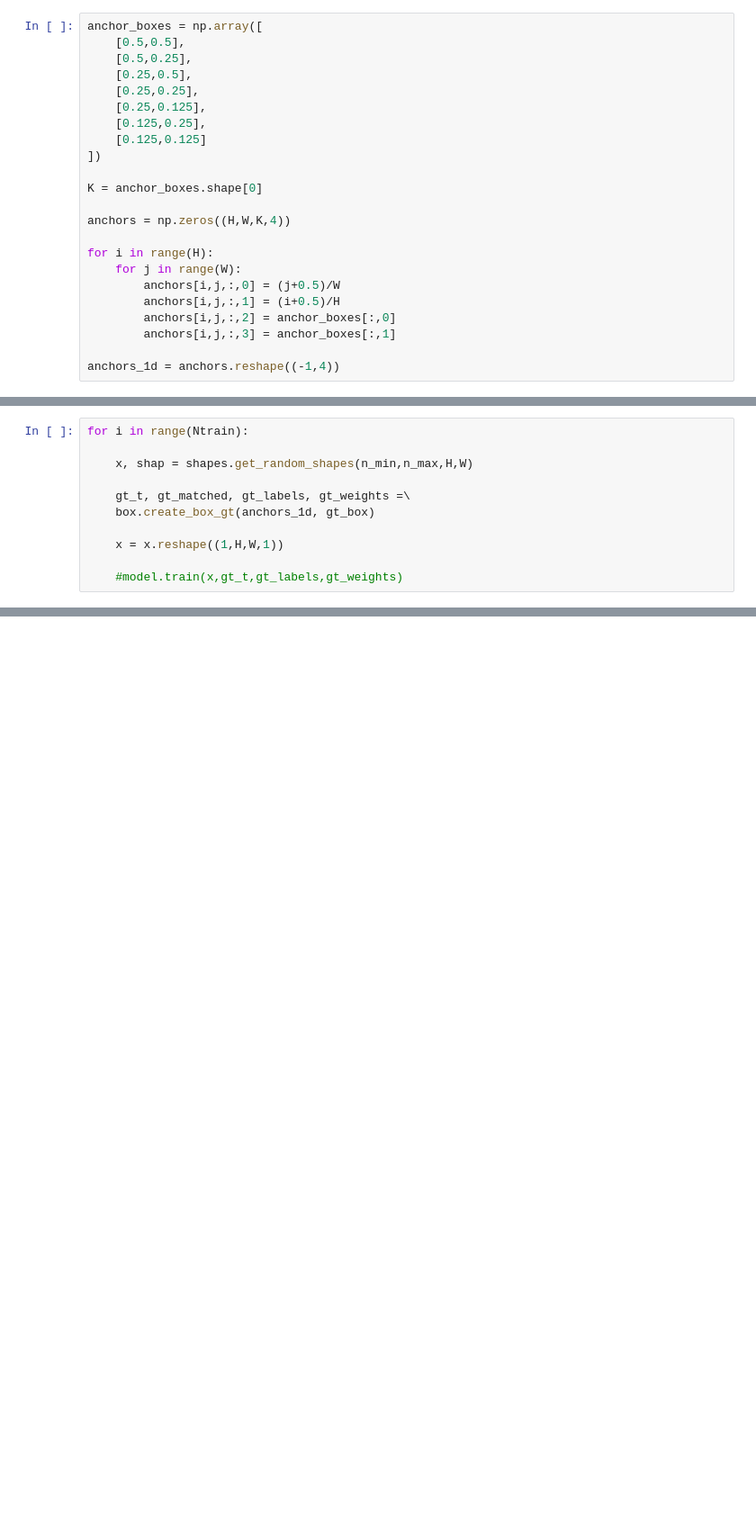
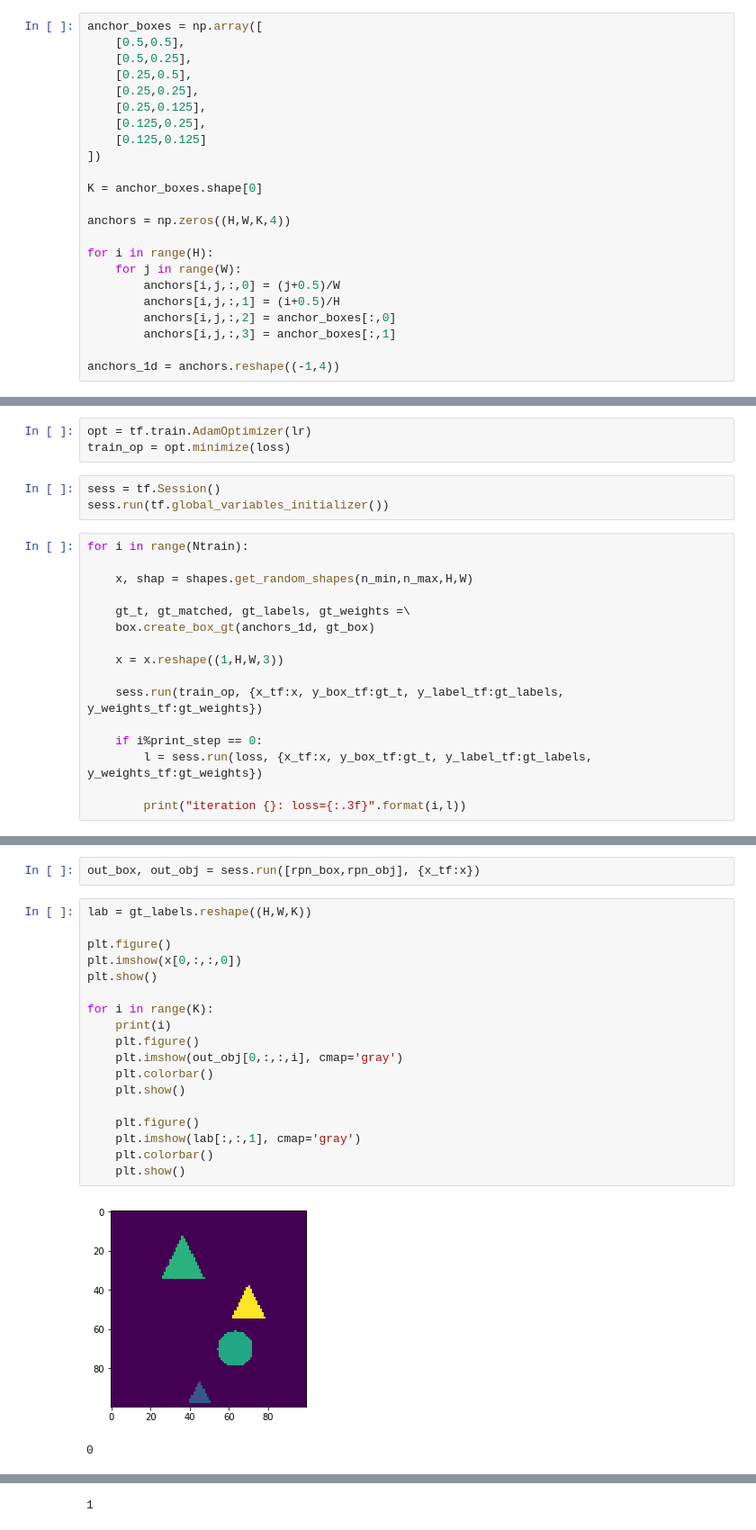
Before and after one commit to gmaher/centerline_detection, a Jupyter notebook: notebooks/train.ipynb, the cells around one changed output, grey strips where cells are left out. Shown: that part at 90% size. Drawn from its saved outputs; the diff is of its cells as text; blank space fills up the shorter version.

Commit message:
train

```diff
--- a/notebooks/train.ipynb
+++ b/notebooks/train.ipynb
@@ -104,3 +112,9 @@ Tensor("Reshape_2:0", shape=(70000,), dtype=float32)
+# %%
+opt = tf.train.AdamOptimizer(lr)
+train_op = opt.minimize(loss)
+# %%
+sess = tf.Session()
+sess.run(tf.global_variables_initializer())
 # %%
 for i in range(Ntrain):
 
@@ -109,6 +123,11 @@ for i in range(Ntrain):
     gt_t, gt_matched, gt_labels, gt_weights =\
     box.create_box_gt(anchors_1d, gt_box)
 
-    x = x.reshape((1,H,W,1))
+    x = x.reshape((1,H,W,3))
 
-    #model.train(x,gt_t,gt_labels,gt_weights)
+    sess.run(train_op, {x_tf:x, y_box_tf:gt_t, y_label_tf:gt_labels, y_weights_tf:gt_weights})
+
+    if i%print_step == 0:
+        l = sess.run(loss, {x_tf:x, y_box_tf:gt_t, y_label_tf:gt_labels, y_weights_tf:gt_weights})
+
+        print("iteration {}: loss={:.3f}".format(i,l))
@@ -114,0 +145,23 @@ for i in range(Ntrain):
+# %%
+out_box, out_obj = sess.run([rpn_box,rpn_obj], {x_tf:x})
+# %%
+lab = gt_labels.reshape((H,W,K))
+
+plt.figure()
+plt.imshow(x[0,:,:,0])
+plt.show()
+
+for i in range(K):
+    print(i)
+    plt.figure()
+    plt.imshow(out_obj[0,:,:,i], cmap='gray')
+    plt.colorbar()
+    plt.show()
+
+    plt.figure()
+    plt.imshow(lab[:,:,1], cmap='gray')
+    plt.colorbar()
+    plt.show()
+# %% [output]
+[figure, added]
+0
@@ -114,0 +170 @@ for i in range(Ntrain):
+1
```
Also changed, not shown: parts of 7 cells of this notebook.
